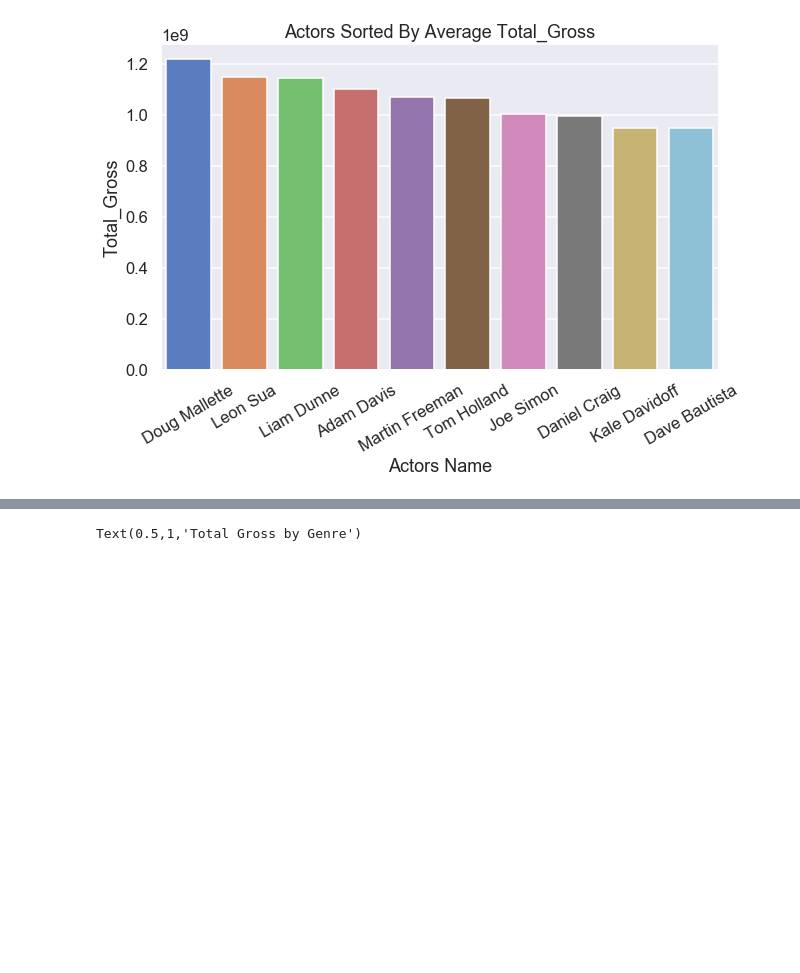
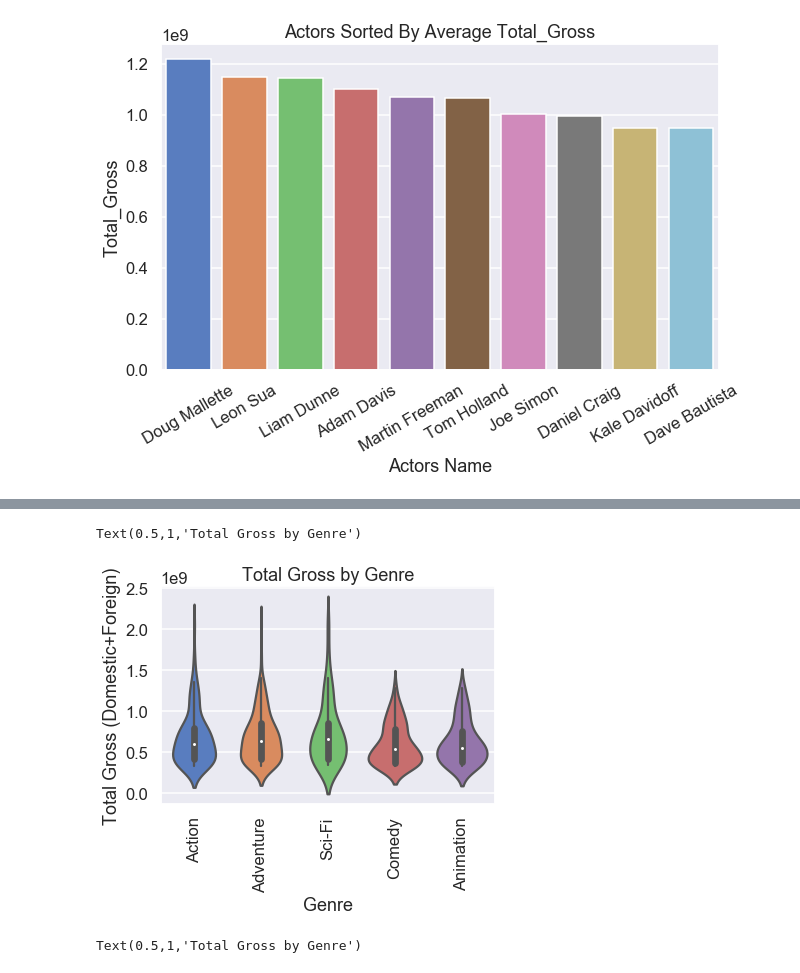
Before and after one commit to aschams/FlatironProject1, a Jupyter notebook: ASchams_notebook.ipynb, the cells around one changed output, grey strips where cells are left out. Drawn from its saved outputs; the diff is of its cells as text; code cells hidden in the pictures; blank space fills up the shorter version.

```diff
--- a/ASchams_notebook.ipynb
+++ b/ASchams_notebook.ipynb
@@ -242,5 +223,6 @@ movies = movies.drop(movies[movies.studio == 'HC'].index)
 # %%
 movies_sorted = movies.sort_values(by='total_gross', ascending=False)[:100]
+movies_sorted2 = movies.sort_values(by='total_gross', ascending=False)[:200]
 # %%
 top_10_studios = movies.groupby('studio').sum()['total_gross'].sort_values(ascending=False)[:10]
 top_10_studios_mean = movies.groupby('studio').mean()['total_gross'].sort_values(ascending=False)[:10]
@@ -401,3 +383,21 @@ asf.plot_most_popular_people(tppm, 'writer', 'averagerating')
 plot_most_popular_people(tppm, 'actor', 'total_gross')
 # %% [output]
 [figure]
+# %%
+movie_genres2 = movies_sorted2.iloc[:,11:33].stack().reset_index(level=1)
+movie_genres2.name = 'stacked_genres'
+movies_with_genres2 = movies_sorted2.join(movie_genres2)
+movies_with_genres2 = movies_with_genres2[movies_with_genres2[0] == 1]
+top_grossing_genres2 = movies_with_genres2.groupby('level_1')['total_gross'].sum().sort_values(ascending=False)
+plt.figure(figsize=(15,6))
+sns.barplot(x=top_grossing_genres.index, y=top_grossing_genres)
+plt.xticks(rotation=30)
+plt.xlabel('Genre')
+plt.ylabel('Total Gross(Domestic + Foreign)')
+plt.title('Total Gross by Genre')
+
+movies_with_genres_aasc2 = movies_with_genres2[movies_with_genres2['level_1'].isin(['Adventure',
+                                                                                 'Action',
+                                                                                 'Sci-Fi',
+                                                                                 'Comedy',
+                                                                                 'Animation'])]
@@ -404,3 +406,12 @@ plot_most_popular_people(tppm, 'actor', 'total_gross')
+# %%
+x = sns.violinplot(x='level_1', y='total_gross', data=movies_with_genres_aasc2, dpi=1200)
+plt.xticks(rotation=90)
+plt.xlabel('Genre')
+plt.ylabel('Total Gross (Domestic+Foreign)')
+plt.title('Total Gross by Genre')
+# %% [output]
+Text(0.5,1,'Total Gross by Genre')
+[figure, added]
 # %%
 movie_genres = movies_sorted.iloc[:,11:33].stack().reset_index(level=1)
 # %%
```
Also changed, not shown: parts of 7 cells of this notebook, 1 other file.
